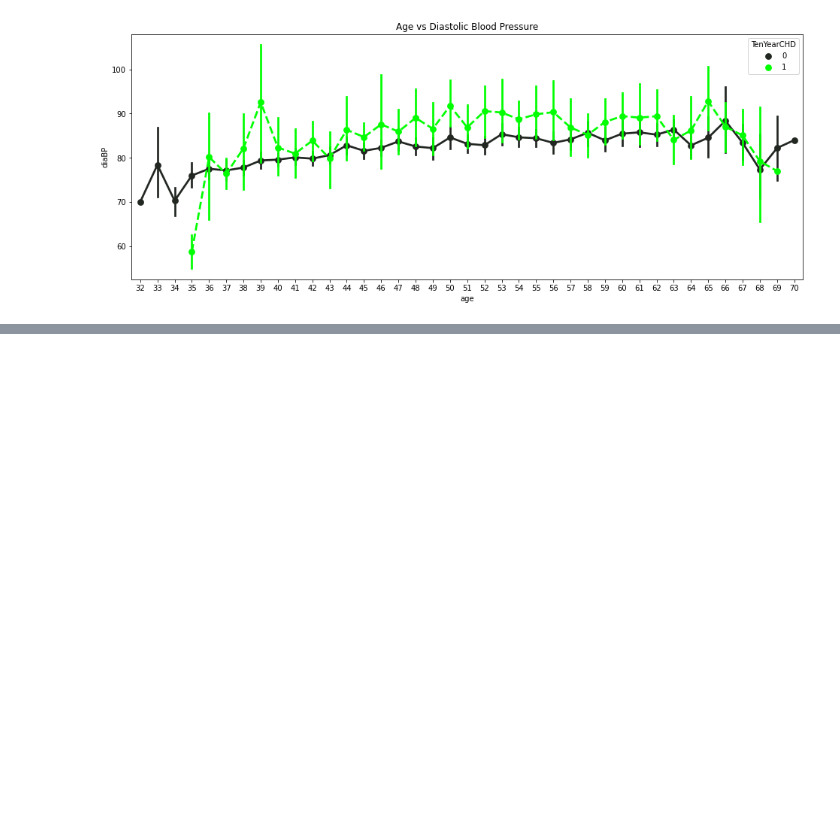
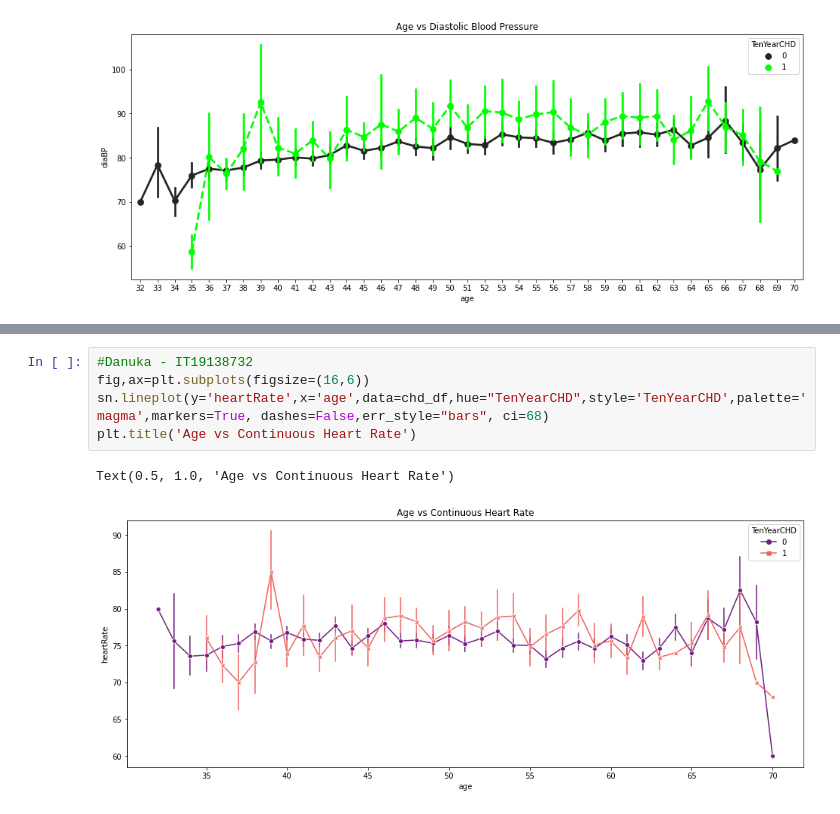
Before and after one commit to NimeshaPrasadini/ML_Assignment2_IT19028774_IT19140476_IT19123578_IT19138732, a Jupyter notebook: IT19028774_IT19140476_IT19123578_IT19138732.ipynb, the cells around one changed output, grey strips where cells are left out. Cells and saved outputs as stored; diff of their text form; blank space fills up the shorter version.

```diff
--- a/IT19028774_IT19140476_IT19123578_IT19138732.ipynb
+++ b/IT19028774_IT19140476_IT19123578_IT19138732.ipynb
@@ -278,0 +290,8 @@ Text(0.5, 1.0, 'Age vs Diastolic Blood Pressure')
+# %%
+#Danuka - IT19138732
+fig,ax=plt.subplots(figsize=(16,6))
+sn.lineplot(y='heartRate',x='age',data=chd_df,hue="TenYearCHD",style='TenYearCHD',palette='magma',markers=True, dashes=False,err_style="bars", ci=68)
+plt.title('Age vs Continuous Heart Rate')
+# %% [output]
+Text(0.5, 1.0, 'Age vs Continuous Heart Rate')
+[figure, added]
```
Also changed, not shown: parts of 3 cells of this notebook, 1 other file.
